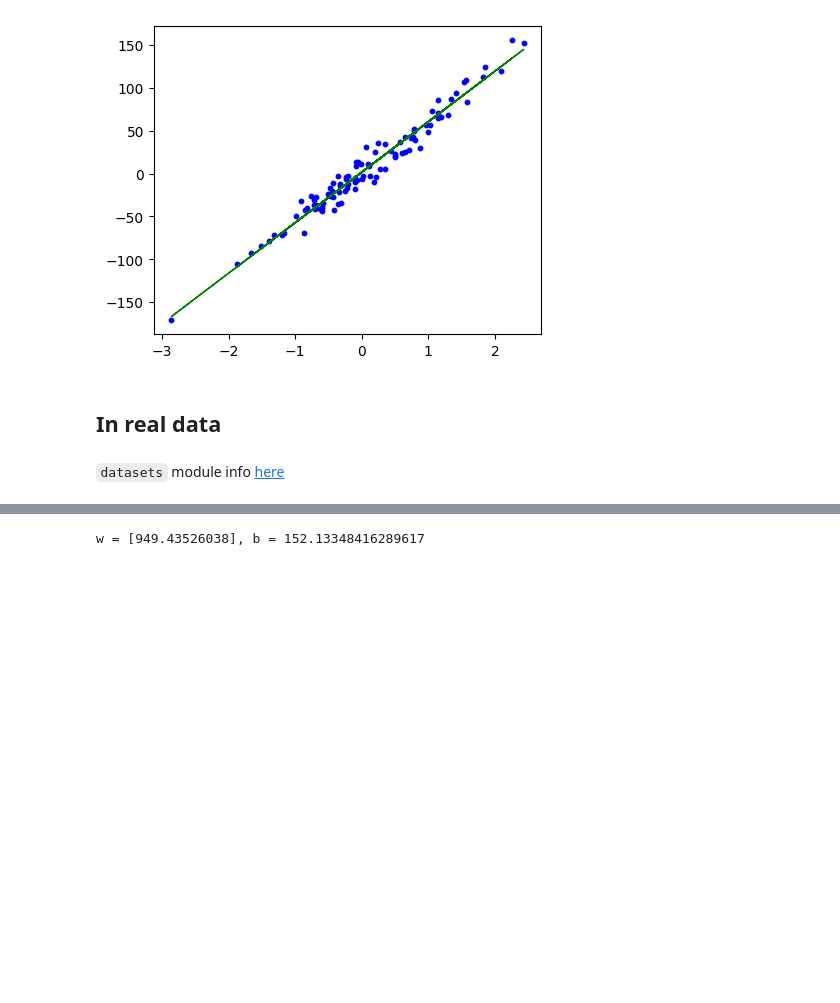
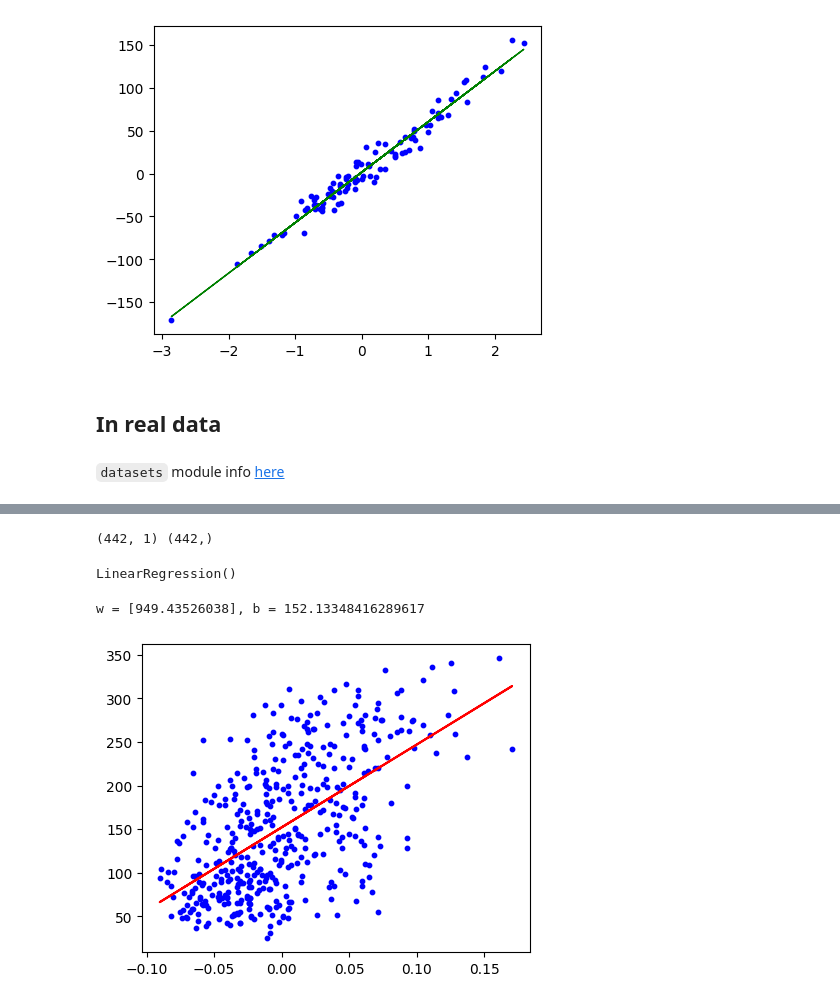
Before and after one commit to Catalina2820/machine_learning, a Jupyter notebook: Sem_04/Linear_Reg.ipynb, the cells around one changed output, grey strips where cells are left out. Drawn from its saved outputs; the diff is of its cells as text; code cells hidden in the pictures; blank space fills up the shorter version.

```diff
--- a/Sem_04/Linear_Reg.ipynb
+++ b/Sem_04/Linear_Reg.ipynb
@@ -125,17 +127,21 @@ print(diabetes_X.shape, diabetes_y.shape)
 # %%
 # Use only one feature
-diabetes_X = _
-diabetes_X = diabetes_X[:, np.newaxis]
+diabetes_X = diabetes_X[:,2].reshape(-1,1)
+diabetes_y = diabetes_y
 print(diabetes_X.shape, diabetes_y.shape)
+# %% [output]
+(442, 1) (442,)
 # %%
 # Linear regression
 linear_regression = LinearRegression()
 
 # Train the model
 linear_regression.fit( diabetes_X , diabetes_y )
+# %% [output]
+LinearRegression()
 # %%
 # Make predictions using the testing set
-diabetes_y_pred = linear_regression.predict( _ )
+diabetes_y_pred = linear_regression.predict(diabetes_X)
 
 
 print ("w = " + str( linear_regression.coef_ ) + ", b = " + str( linear_regression.intercept_ ))
@@ -143,6 +149,8 @@ print ("w = " + str( linear_regression.coef_ ) + ", b = " + str( linear_regressi
 w = [949.43526038], b = 152.13348416289617
 # %%
 # Plot outputs
-_, ax = plt.subplots (figsize=( _ , _ ))
-ax.scatter( _ , _  , color = "blue")
-ax.plot( _ , _ , color = "red")
+_, ax = plt.subplots (figsize=( 5 , 4 ))
+ax.scatter( diabetes_X, diabetes_y, s=10, color = "blue")
+ax.plot(diabetes_X, diabetes_y_pred, color = "red");
+# %% [output]
+[figure, added]
```
Also changed, not shown: parts of 7 cells of this notebook, 1 other file.
